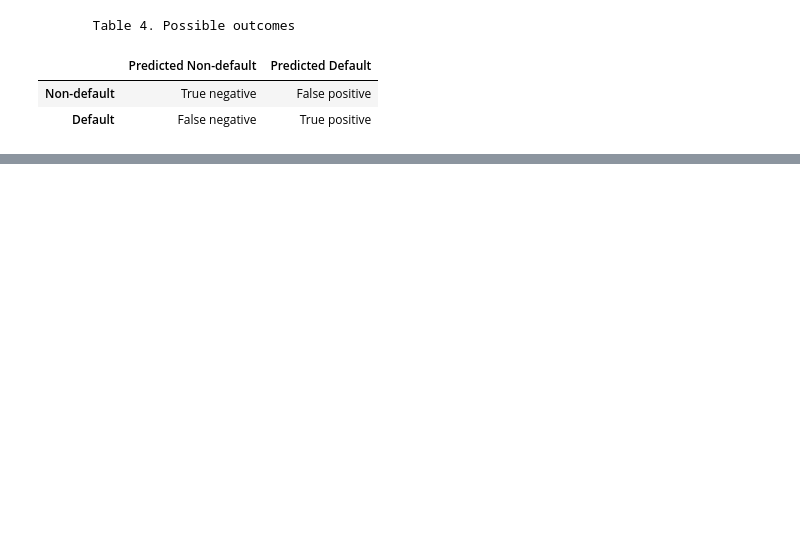
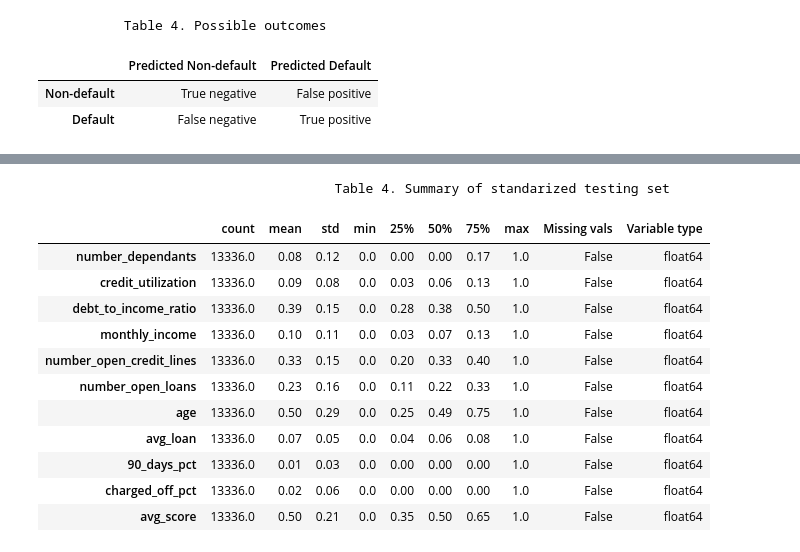
Before and after one commit to kevinmiguel97/Credit-default-model, a Jupyter notebook: Credit_default_model.ipynb, the cells around one changed output, grey strips where cells are left out. Cells and saved outputs as stored; diff of their text form; code cells hidden in the pictures; blank space fills up the shorter version.

Commit message:
Splitting and standarizing ready

```diff
--- a/Credit_default_model.ipynb
+++ b/Credit_default_model.ipynb
@@ -649,7 +649,7 @@ corr_matrix(df_train_new, annot_size=10, fig_num=6, file_name='corr_matrix_missi
 # %% [markdown]
 A function was created to easily standarize a given column from a dataframe. For now it won't be used, as it could cause some data leakage problem if the data is transformed before we split our training and testing set, but it will come useful in next sections.
 # %%
-def standarize(data, X_cols):
+def standarize(data):
     """
     This function  standarizes the values of our datasets
 
@@ -657,8 +657,6 @@ def standarize(data, X_cols):
     ------------
     data : dataframe
         Dataset to transform
-    x_cols : list
-        List of attributes to transform
 
     Returns:
     --------
@@ -666,13 +664,11 @@ def standarize(data, X_cols):
         A dataframe with the data standarized on the selected columns
     """
     # Rescaling selected attributed
-    X = data                                                # Rename dataframe
-    features = X_cols                                       # Rename columns
-    scaler = MinMaxScaler()                                 # Create scaling object
-    scaler.fit(X[features])                                 # Fit data with scaler
-    scalers = pd.DataFrame(scaler.transform(X[features]))   # Create datafram with scaled columns
-    scalers.columns = features                              # Rename columns of scaled dataframe with original names
+    scaler = MinMaxScaler()                         # Create scaler object
+    scaler.fit(data)                                # Fit the data
+    scalers = pd.DataFrame(scaler.transform(data))  # Transform data
+    scalers.columns = data.columns                  # Rename columns for scaled frame
+    scalers
+    data = scalers
 
-    X[features] = scalers                                   # Replace columns with standarized version
-
-    return X
+    return scalers
@@ -747,2 +734,31 @@ from sklearn.metrics import accuracy_score, precision_score, recall_score, confu
+# %%
+# Create matrix of features X
+X = df_train_new.drop(columns='target')                                          # Remove target (y)
+# Extract target as y vector
+y = df_train_new['target']
+
+# Split the data
+X_train, X_test, y_train, y_test = train_test_split(X, y, test_size=0.2,        # Stratify to keep proportions of y
+                                                    stratify=y, random_state=0) # Random state to replicate results
+
+# Standarize X sets
+x_train = standarize(X_train)
+X_test = standarize(X_test)
+
+summary_stats(x_train_std, title='Table 4. Summary of standarized testing set')
+# %% [output]
+                                      Table 4. Summary of standarized testing set
+|  | count | mean | std | min | 25% | 50% | 75% | max | Missing vals | Variable type |
+| number_dependants | 13336.0 | 0.08 | 0.12 | 0.0 | 0.00 | 0.00 | 0.17 | 1.0 | False | float64 |
+| credit_utilization | 13336.0 | 0.09 | 0.08 | 0.0 | 0.03 | 0.06 | 0.13 | 1.0 | False | float64 |
+| debt_to_income_ratio | 13336.0 | 0.39 | 0.15 | 0.0 | 0.28 | 0.38 | 0.50 | 1.0 | False | float64 |
+| monthly_income | 13336.0 | 0.10 | 0.11 | 0.0 | 0.03 | 0.07 | 0.13 | 1.0 | False | float64 |
+| number_open_credit_lines | 13336.0 | 0.33 | 0.15 | 0.0 | 0.20 | 0.33 | 0.40 | 1.0 | False | float64 |
+| number_open_loans | 13336.0 | 0.23 | 0.16 | 0.0 | 0.11 | 0.22 | 0.33 | 1.0 | False | float64 |
+| age | 13336.0 | 0.50 | 0.29 | 0.0 | 0.25 | 0.49 | 0.75 | 1.0 | False | float64 |
+| avg_loan | 13336.0 | 0.07 | 0.05 | 0.0 | 0.04 | 0.06 | 0.08 | 1.0 | False | float64 |
+| 90_days_pct | 13336.0 | 0.01 | 0.03 | 0.0 | 0.00 | 0.00 | 0.00 | 1.0 | False | float64 |
+| charged_off_pct | 13336.0 | 0.02 | 0.06 | 0.0 | 0.00 | 0.00 | 0.00 | 1.0 | False | float64 |
+| avg_score | 13336.0 | 0.50 | 0.21 | 0.0 | 0.35 | 0.50 | 0.65 | 1.0 | False | float64 |
 # %%
 metrics = pd.DataFrame(index=['accuracy', 'precision', 'recall'],
```
Also changed, not shown: parts of 8 cells of this notebook.
